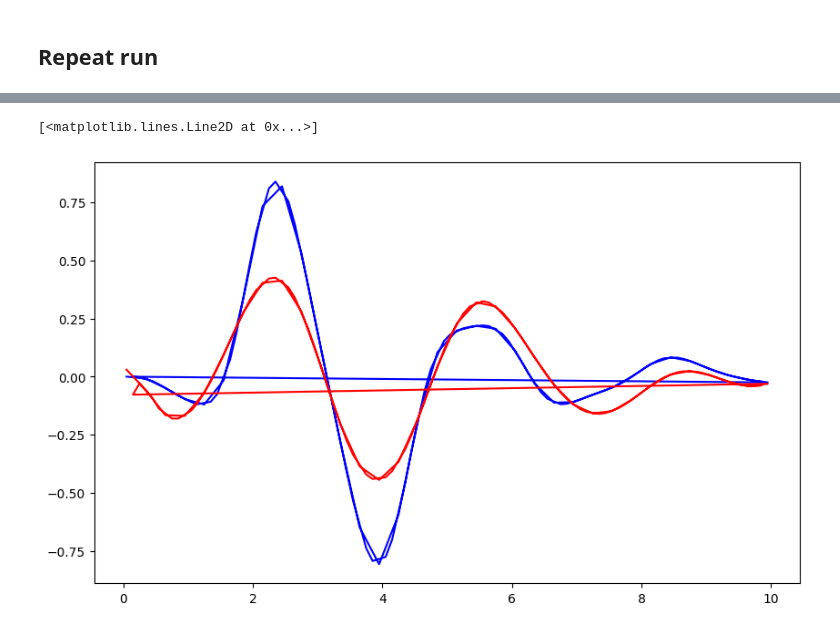
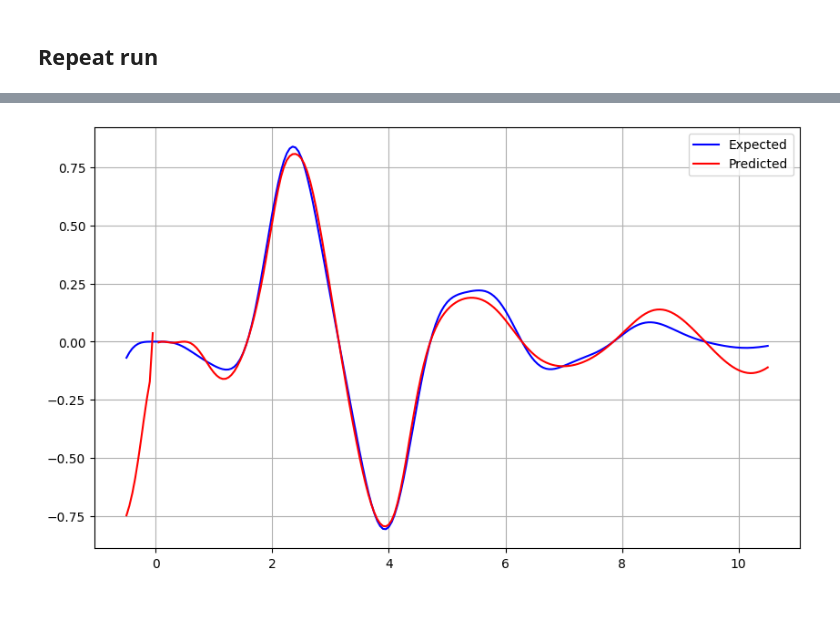
Before and after one commit to BuiHoangTu/ul.year2024Autumn.evolutionary-computation.e-tivities, a Jupyter notebook: ES3/Question2.ipynb, the cells around one changed output, grey strips where cells are left out. Saved outputs shown, nothing was run; the diff lists cells and outputs as text; code cells hidden in the pictures.

```diff
--- a/ES3/Question2.ipynb
+++ b/ES3/Question2.ipynb
@@ -266,18 +283,20 @@ gen     nevals  avg     std     min             max
 # %%
 # use your best individual so far to plot a graph with its outputs, and plot the expected curve (from the dataset) in the same graph.
 
 best = hofBest[0]
 
 func = toolbox.compile(expr=best)
 
-z1Values = trainDf["Z1"].values
-targetValues = trainDf["TARGET"].values
+z1Values = testDf["Z1"].values
+targetValues = testDf["TARGET"].values
+
+plt.figure(figsize=(10, 6))
+plt.plot(z1Values, targetValues, label="Expected", color="blue")
 
 predictedValues = [func(z) for z in z1Values]
+plt.plot(z1Values, predictedValues, label="Predicted", color="red")
 
-plt.figure(figsize=(10,6))
-plt.plot(z1Values, predictedValues, label="Predicted", color="red")
-plt.plot(z1Values, targetValues, label="Expected", color="blue")
+plt.legend()
+plt.grid(True)
 # %% [output]
-[<matplotlib.lines.Line2D at 0x...>]
-[figure, old version]
+[figure, new version]
```
Also changed, not shown: parts of 1 cell of this notebook.
